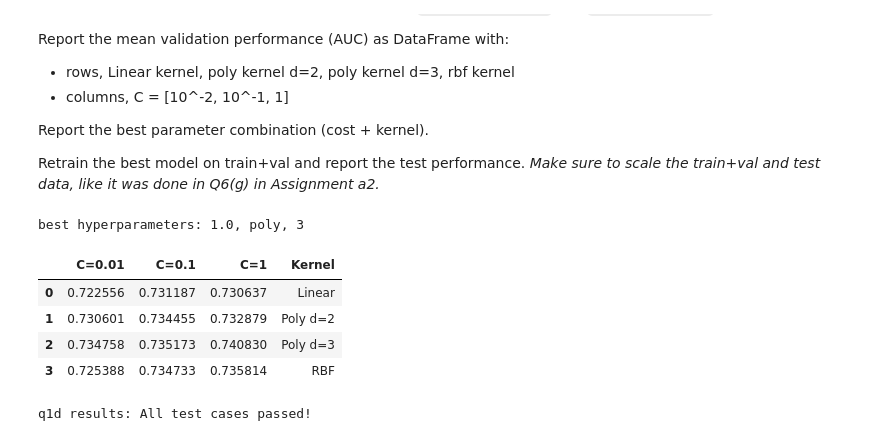
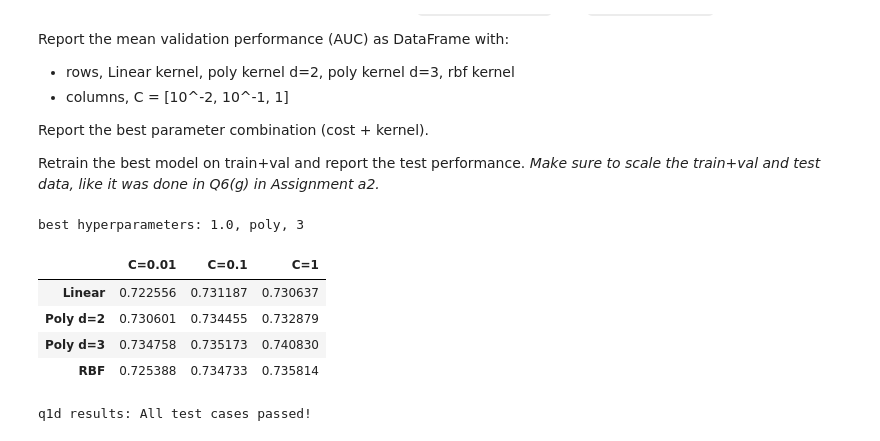
Before and after one commit to zecerman/CS4821, a Jupyter notebook: a3-4821/a3-4821.ipynb, the cells around one changed output. Cells and saved outputs as stored; diff of their text form; code cells hidden in the pictures.

Commit message:
Q1d: Better row index labels

```diff
--- a/a3-4821/a3-4821.ipynb
+++ b/a3-4821/a3-4821.ipynb
@@ -307,8 +307,8 @@ svm_results = pd.DataFrame(
             mean_poly_auc[2, 2],  # Poly d=3, C=1
             mean_rbf_auc[2]       # RBF kernel, C=1
         ],
-        'Kernel': ['Linear', 'Poly d=2', 'Poly d=3', 'RBF'],
-    }
+    },
+    index=['Linear', 'Poly d=2', 'Poly d=3', 'RBF']
 )
 
 # Report the best hyperparameter combination (cost + kernel).
@@ -316,38 +316,38 @@ best_poly_idx = np.unravel_index(np.argmax(mean_poly_auc), mean_poly_auc.shape)
 best_rbf_idx = np.argmax(mean_rbf_auc)
 
 if mean_poly_auc[best_poly_idx] > mean_rbf_auc[best_rbf_idx]:
     svm_bestC = Cs[best_poly_idx[0]]
     svm_bestKernel = 'poly'
     svm_bestD = degrees[best_poly_idx[1]]
 else:
     svm_bestC = Cs[best_rbf_idx]
     svm_bestKernel = 'rbf'
     svm_bestD = np.nan
 
 # Retrain the best model on train+val and report the test performance .
 #  Scale train+val and test data like Q6(g) in Assignment a2 .
 scaler_final = StandardScaler()
 X_trainval_sc = scaler_final.fit_transform(X_trainval)
 X_test_sc = scaler_final.transform(X_test)
 
 if svm_bestKernel == 'poly':
     best_model = svm.SVC(kernel='poly', C=svm_bestC, degree=svm_bestDegrees, coef0=1.0)
 else:
     best_model = svm.SVC(kernel='rbf', C=svm_bestC)
 
 best_model.fit(X_trainval_sc, y_trainval)
 y_test_pred = best_model.predict(X_test_sc)
 svm_auc_test = metrics.roc_auc_score(y_test, y_test_pred)
 
 print(f'best hyperparameters: {svm_bestC}, {svm_bestKernel}, {svm_bestD}')
 svm_results
 # %% [output]
 best hyperparameters: 1.0, poly, 3
-|  | C=0.01 | C=0.1 | C=1 | Kernel |
-| 0 | 0.722556 | 0.731187 | 0.730637 | Linear |
-| 1 | 0.730601 | 0.734455 | 0.732879 | Poly d=2 |
-| 2 | 0.734758 | 0.735173 | 0.740830 | Poly d=3 |
-| 3 | 0.725388 | 0.734733 | 0.735814 | RBF |
+|  | C=0.01 | C=0.1 | C=1 |
+| Linear | 0.722556 | 0.731187 | 0.730637 |
+| Poly d=2 | 0.730601 | 0.734455 | 0.732879 |
+| Poly d=3 | 0.734758 | 0.735173 | 0.740830 |
+| RBF | 0.725388 | 0.734733 | 0.735814 |
 # %%
 grader.check("q1d")
 # %% [output]
```
Also changed, not shown: 1 other file.
